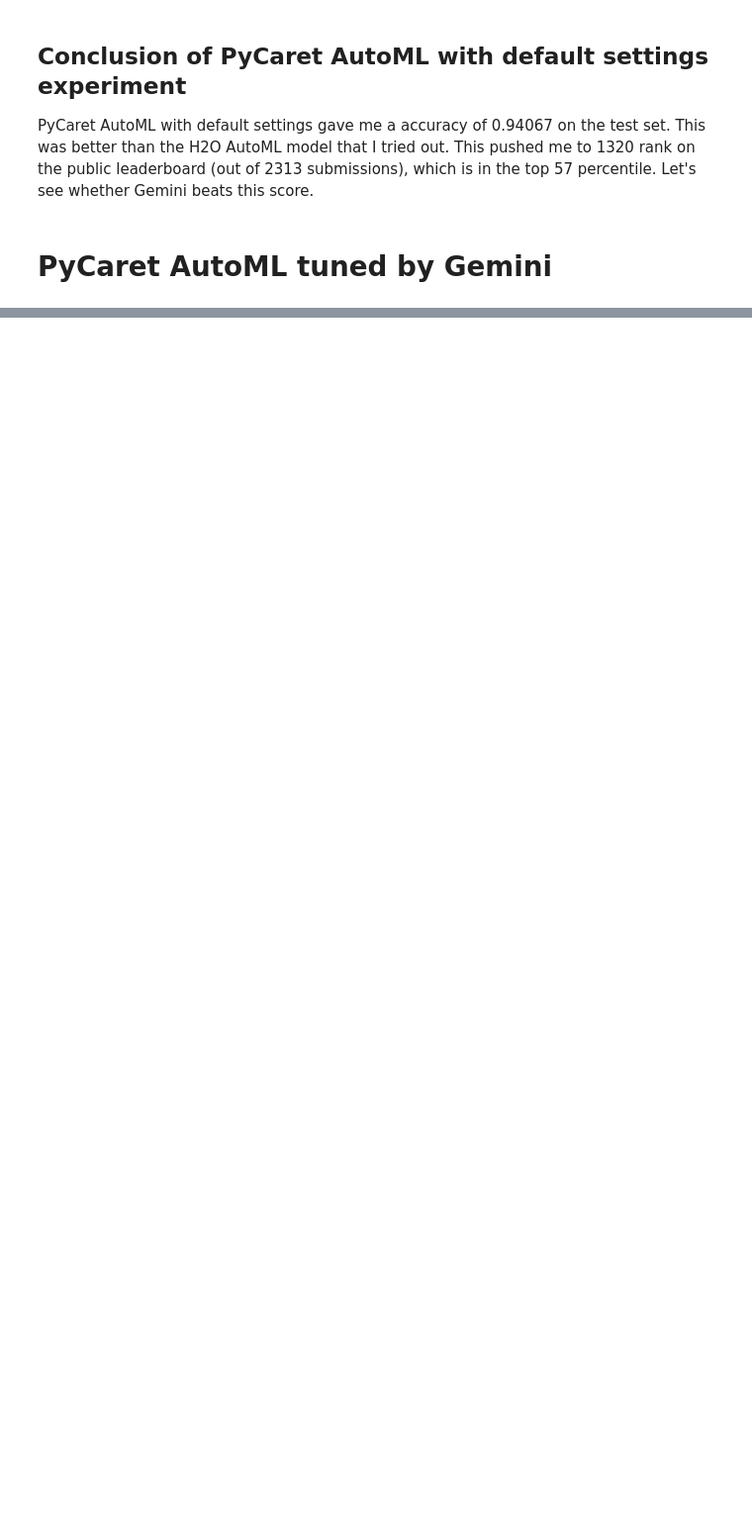
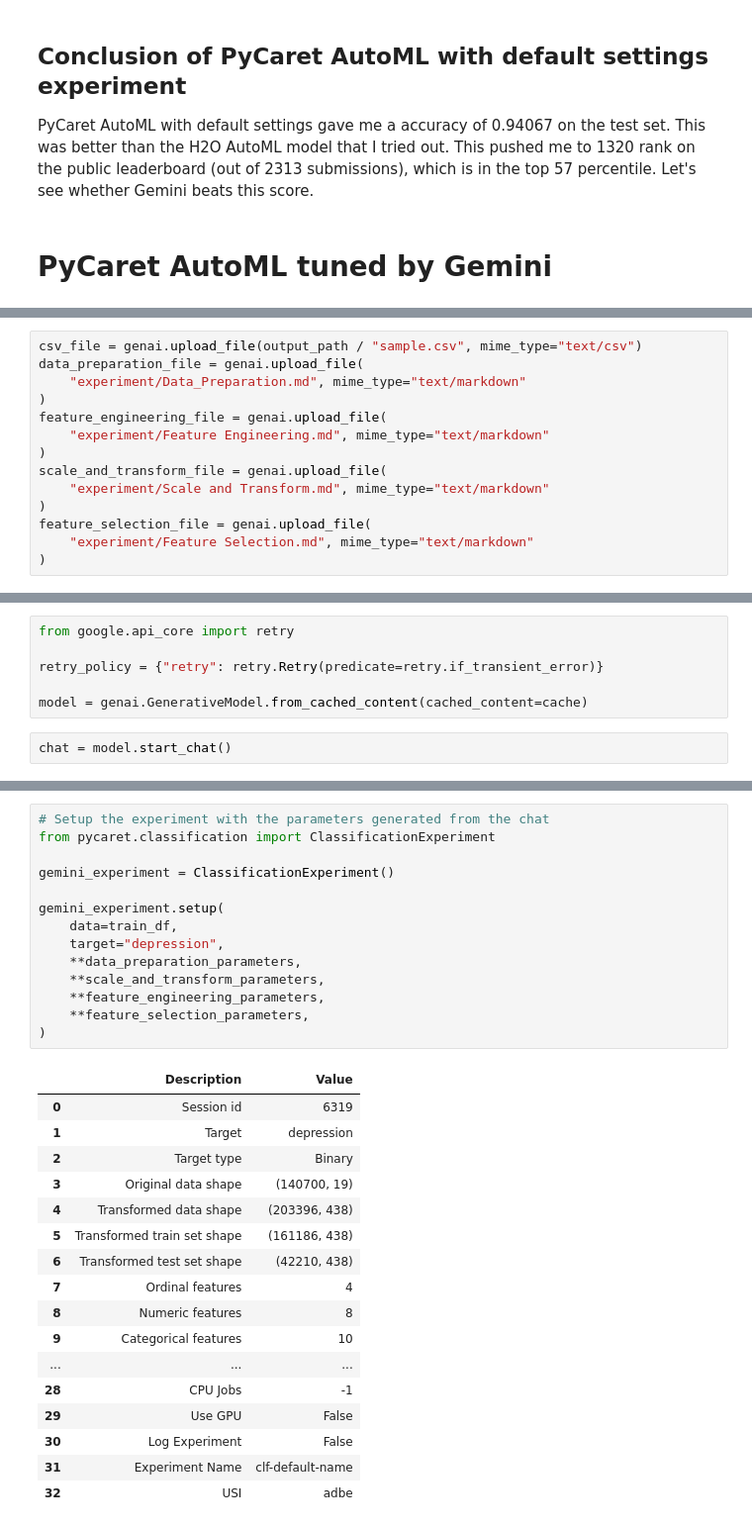
Before and after one commit to vinothpandian/kaggle_gemini_long_context, a Jupyter notebook: notebook.ipynb, the cells around one changed output, grey strips where cells are left out. Shown at 99% size. Cells and saved outputs as stored; diff of their text form; blank space fills up the shorter version.

```diff
--- a/notebook.ipynb
+++ b/notebook.ipynb
@@ -197,0 +237,14 @@ PyCaret AutoML with default settings gave me a accuracy of 0.94067 on the test s
+# %%
+csv_file = genai.upload_file(output_path / "sample.csv", mime_type="text/csv")
+data_preparation_file = genai.upload_file(
+    "experiment/Data_Preparation.md", mime_type="text/markdown"
+)
+feature_engineering_file = genai.upload_file(
+    "experiment/Feature Engineering.md", mime_type="text/markdown"
+)
+scale_and_transform_file = genai.upload_file(
+    "experiment/Scale and Transform.md", mime_type="text/markdown"
+)
+feature_selection_file = genai.upload_file(
+    "experiment/Feature Selection.md", mime_type="text/markdown"
+)
@@ -197,0 +315,8 @@ PyCaret AutoML with default settings gave me a accuracy of 0.94067 on the test s
+# %%
+from google.api_core import retry
+
+retry_policy = {"retry": retry.Retry(predicate=retry.if_transient_error)}
+
+model = genai.GenerativeModel.from_cached_content(cached_content=cache)
+# %%
+chat = model.start_chat()
@@ -197,0 +640,32 @@ PyCaret AutoML with default settings gave me a accuracy of 0.94067 on the test s
+# %%
+# Setup the experiment with the parameters generated from the chat
+from pycaret.classification import ClassificationExperiment
+
+gemini_experiment = ClassificationExperiment()
+
+gemini_experiment.setup(
+    data=train_df,
+    target="depression",
+    **data_preparation_parameters,
+    **scale_and_transform_parameters,
+    **feature_engineering_parameters,
+    **feature_selection_parameters,
+)
+# %% [output]
+|  | Description | Value |
+| 0 | Session id | 6319 |
+| 1 | Target | depression |
+| 2 | Target type | Binary |
+| 3 | Original data shape | (140700, 19) |
+| 4 | Transformed data shape | (203396, 438) |
+| 5 | Transformed train set shape | (161186, 438) |
+| 6 | Transformed test set shape | (42210, 438) |
+| 7 | Ordinal features | 4 |
+| 8 | Numeric features | 8 |
+| 9 | Categorical features | 10 |
+| ... | ... | ... |
+| 28 | CPU Jobs | -1 |
+| 29 | Use GPU | False |
+| 30 | Log Experiment | False |
+| 31 | Experiment Name | clf-default-name |
+| 32 | USI | adbe |
```
Also changed, not shown: parts of 37 cells of this notebook, 6 other files.
